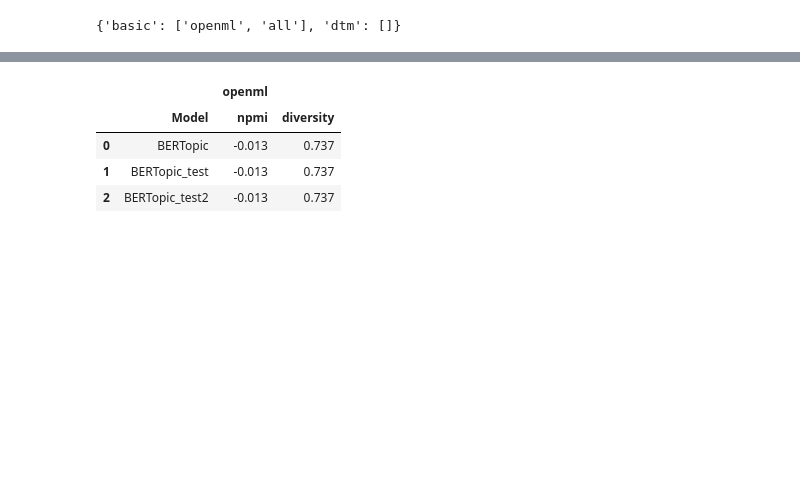
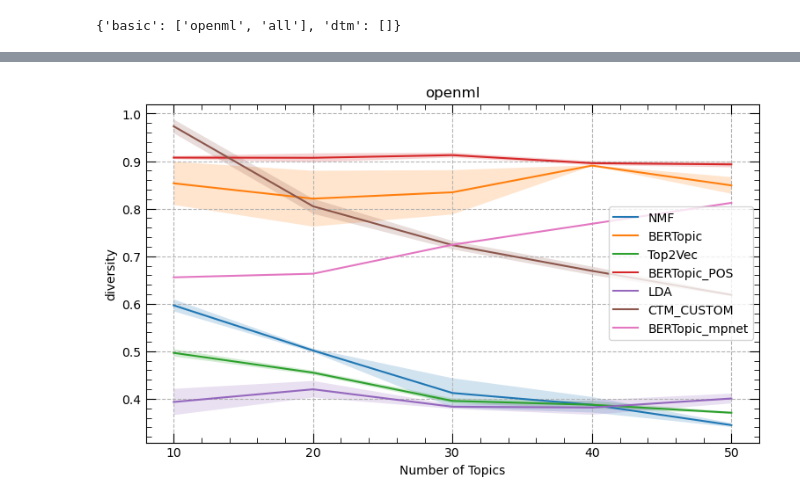
Before and after one commit to ivangermanov/openml-tags, a Jupyter notebook: notebooks/evaluation/results.ipynb, the cells around one changed output, grey strips where cells are left out. Saved outputs shown, nothing was run; the diff lists cells and outputs as text; code cells hidden in the pictures; blank space fills up the shorter version.

```diff
--- a/notebooks/evaluation/results.ipynb
+++ b/notebooks/evaluation/results.ipynb
@@ -59,9 +50,7 @@ for dataset in results.get_keys()["basic"]:
-# %%
-models = ['BERTopic', 'BERTopic_test', "BERTopic_test2"]
-results.visualize_table(models=models)
-# %% [output]
-|  |  | openml |  |
-|  | Model | npmi | diversity |
-| 0 | BERTopic | -0.013 | 0.737 |
-| 1 | BERTopic_test | -0.013 | 0.737 |
-| 2 | BERTopic_test2 | -0.013 | 0.737 |
+# %%
+for dataset in results.get_keys()["basic"]:
+    if dataset != "all":
+        fig = results.plot_results(dataset, title=dataset, x="nr_topics", y="diversity", xlabel="Number of Topics",
+                                    ylabel="diversity", figsize=(9, 5), confidence_interval=True)
+# %% [output]
+[figure, added]
```
Also changed, not shown: parts of 8 cells of this notebook, 36 other files.
